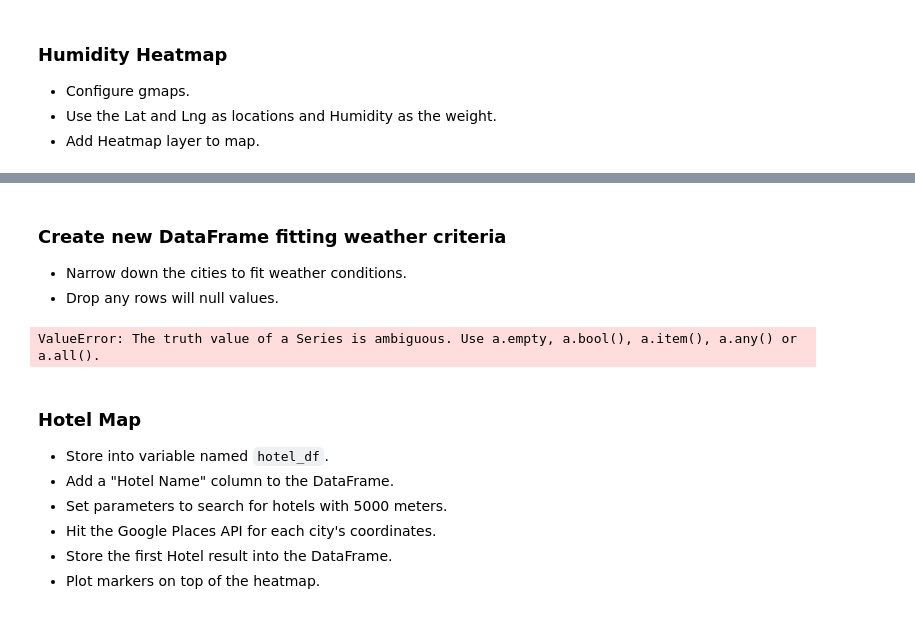
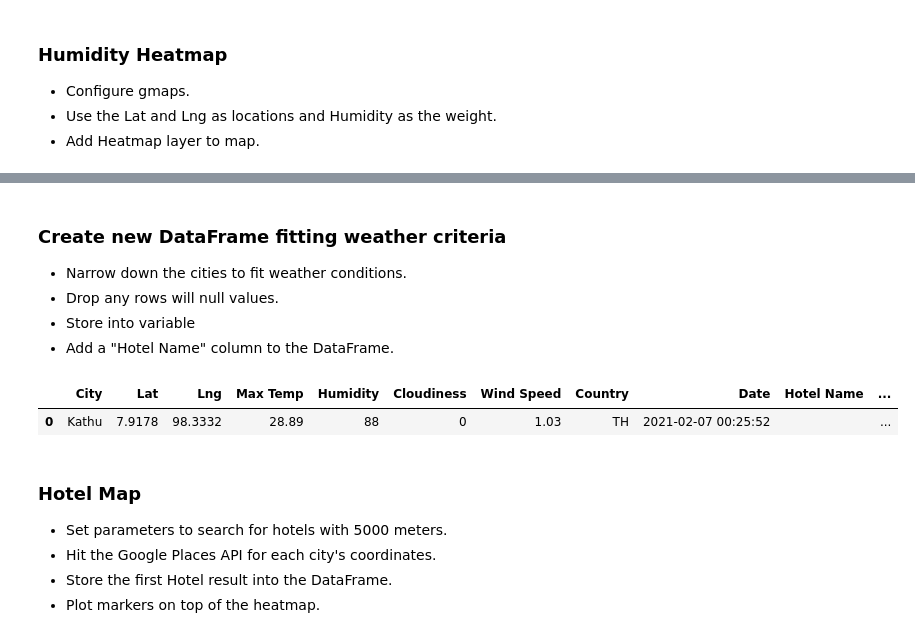
Before and after one commit to galciluz/python-api-challenge, a Jupyter notebook: VacationPy/VacationPy.ipynb, the cells around one changed output, grey strips where cells are left out. Drawn from its saved outputs; the diff is of its cells as text; code cells hidden in the pictures.

```diff
--- a/VacationPy/VacationPy.ipynb
+++ b/VacationPy/VacationPy.ipynb
@@ -81,16 +92,21 @@ fig
 ### Create new DataFrame fitting weather criteria
 * Narrow down the cities to fit weather conditions.
 * Drop any rows will null values.
+* Store into variable
+* Add a "Hotel Name" column to the DataFrame.
-# %%
-cities_ideal_data=cities_data.loc[cities_data['Wind Speed']<=10]
-#cities_data['Cloudiness']==0 & cities_data['Max Temp']<80 & cities_data['Max Temp']>60 &  ]
-cities_ideal_data
-# %% [output]
-ValueError: The truth value of a Series is ambiguous. Use a.empty, a.bool(), a.item(), a.any() or a.all().
+# %%
+hotel_df=cities_data.loc[(cities_data['Max Temp']>28)&(cities_data['Max Temp']<80)&(cities_data['Wind Speed']<=15)&(cities_data['Cloudiness']==0)]
+# Add columns for Country name, Hotel name, hotel rating
+hotel_df=hotel_df.reset_index(drop=True)
+hotel_df["Hotel Name"] = ""
+hotel_df["Hotel Raiting"] = ""
+hotel_df["Hotel Address"] = ""
+hotel_df
+# %% [output]
+|  | City | Lat | Lng | Max Temp | Humidity | Cloudiness | Wind Speed | Country | Date | Hotel Name | ... |
+| 0 | Kathu | 7.9178 | 98.3332 | 28.89 | 88 | 0 | 1.03 | TH | 2021-02-07 00:25:52 |  | ... |
 # %% [markdown]
 ### Hotel Map
-* Store into variable named `hotel_df`.
-* Add a "Hotel Name" column to the DataFrame.
 * Set parameters to search for hotels with 5000 meters.
 * Hit the Google Places API for each city's coordinates.
 * Store the first Hotel result into the DataFrame.
```
Also changed, not shown: parts of 11 cells of this notebook, 18 other files.
